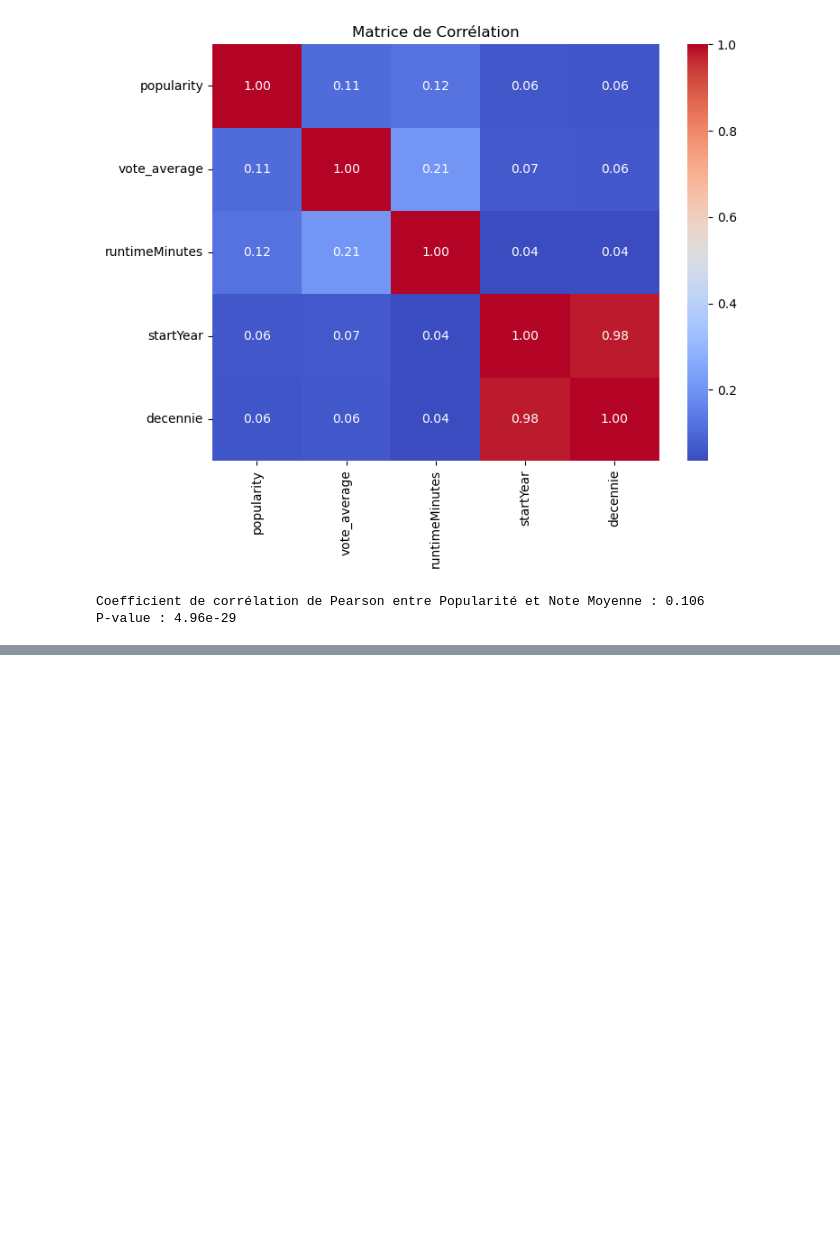
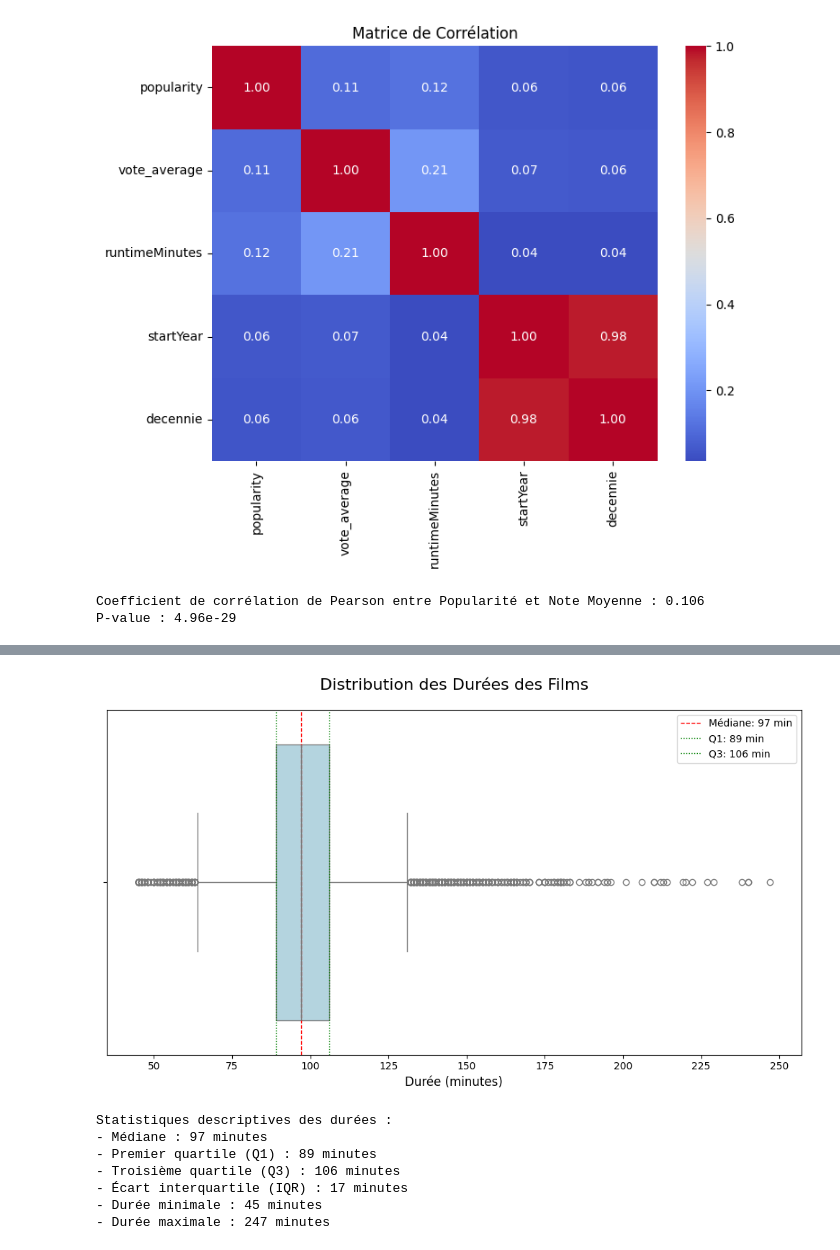
Before and after one commit to jbhdev/data-films, a Jupyter notebook: Statistics_exploratoires.ipynb, the cells around one changed output, grey strips where cells are left out. Drawn from its saved outputs; the diff is of its cells as text; code cells hidden in the pictures; blank space fills up the shorter version.

```diff
--- a/Statistics_exploratoires.ipynb
+++ b/Statistics_exploratoires.ipynb
@@ -119,0 +176,51 @@ fig.show()
+# %%
+import matplotlib.pyplot as plt
+import seaborn as sns
+
+# Créer une figure avec une taille adaptée
+plt.figure(figsize=(10, 6))
+
+# Créer le boxplot des durées
+box = sns.boxplot(x=df['runtimeMinutes'], color='lightblue')
+
+# Personnaliser le graphique
+plt.title('Distribution des Durées des Films', fontsize=16, pad=20)
+plt.xlabel('Durée (minutes)', fontsize=12)
+plt.xticks(fontsize=10)
+
+# Afficher la médiane et les quartiles
+med = df['runtimeMinutes'].median()
+q1 = df['runtimeMinutes'].quantile(0.25)
+q3 = df['runtimeMinutes'].quantile(0.75)
+
+plt.axvline(med, color='red', linestyle='--', linewidth=1,
+            label=f'Médiane: {med:.0f} min')
+plt.axvline(q1, color='green', linestyle=':', linewidth=1,
+            label=f'Q1: {q1:.0f} min')
+plt.axvline(q3, color='green', linestyle=':', linewidth=1,
+            label=f'Q3: {q3:.0f} min')
+
+# Afficher la légende
+plt.legend()
+
+# Afficher le graphique
+plt.tight_layout()
+plt.show()
+
+# Afficher quelques statistiques descriptives
+print("\nStatistiques descriptives des durées :")
+print(f"- Médiane : {med:.0f} minutes")
+print(f"- Premier quartile (Q1) : {q1:.0f} minutes")
+print(f"- Troisième quartile (Q3) : {q3:.0f} minutes")
+print(f"- Écart interquartile (IQR) : {q3 - q1:.0f} minutes")
+print(f"- Durée minimale : {df['runtimeMinutes'].min():.0f} minutes")
+print(f"- Durée maximale : {df['runtimeMinutes'].max():.0f} minutes")
+# %% [output]
+[figure, added]
+Statistiques descriptives des durées :
+- Médiane : 97 minutes
+- Premier quartile (Q1) : 89 minutes
+- Troisième quartile (Q3) : 106 minutes
+- Écart interquartile (IQR) : 17 minutes
+- Durée minimale : 45 minutes
+- Durée maximale : 247 minutes
```
Also changed, not shown: parts of 3 cells of this notebook.
